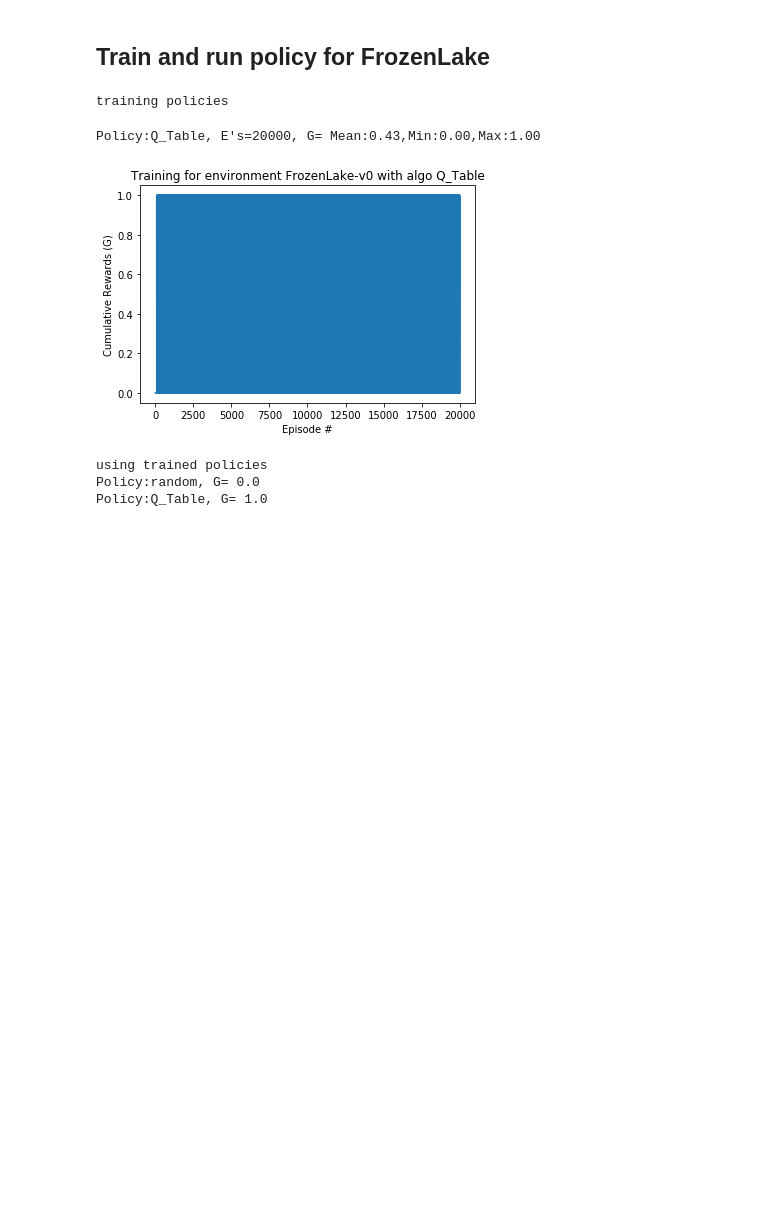
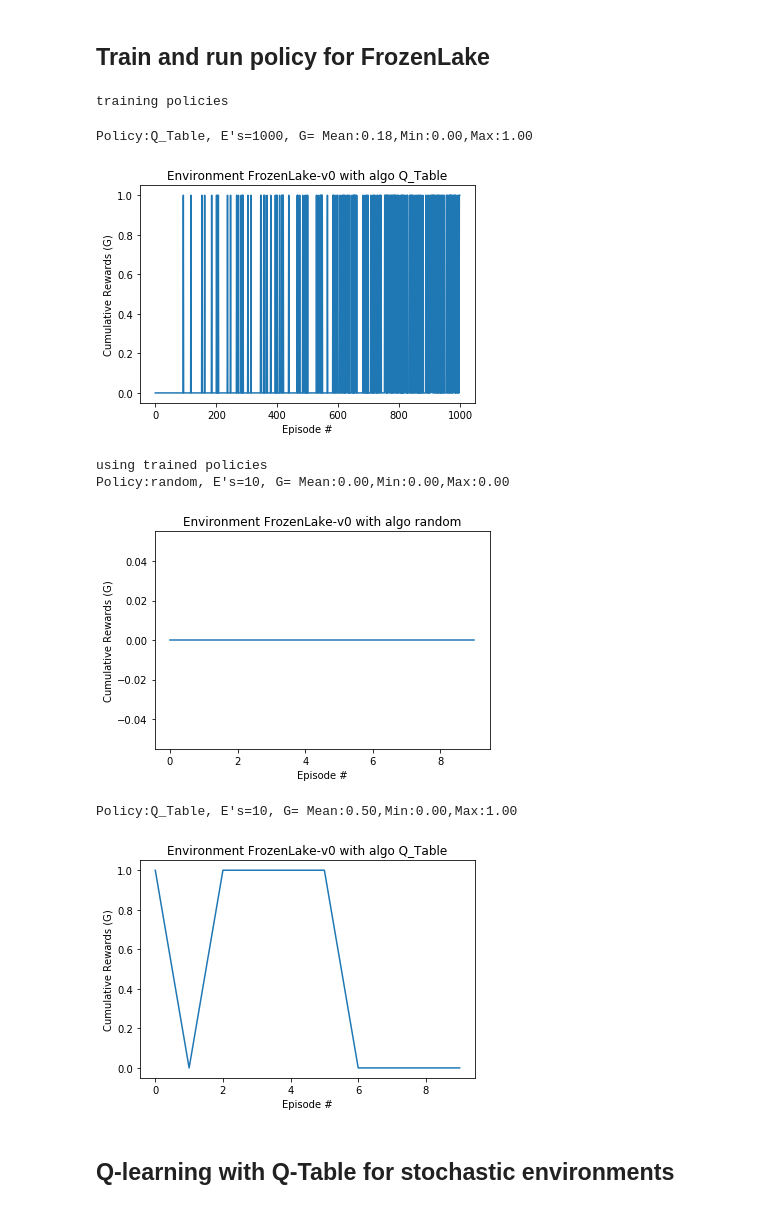
Before and after one commit to PacktPublishing/Hands-On-Reinforcement-Learning-with-PyTorch-1.0, a Jupyter notebook: Chapter03/ch-03_Q-Learning-QT-PT.ipynb, the cells around one changed output. Saved outputs shown, nothing was run; the diff lists cells and outputs as text; code cells hidden in the pictures; blank space fills up the shorter version.

```diff
--- a/Chapter03/ch-03_Q-Learning-QT-PT.ipynb
+++ b/Chapter03/ch-03_Q-Learning-QT-PT.ipynb
@@ -174,8 +174,8 @@ def experiment(env, policy, n_episodes=1, g_max=0, t_max=0, r_max=0, learn_mode
                 #env.render()
 
             #3. update the policy internals
-            if policy.learn_mode:
-                policy.update(s,a,r,s_, done)
+            #if policy.learn_mode:
+            policy.update(s,a,r,s_, done)
 
             # set next state as current state
             s = s_
@@ -208,7 +208,7 @@ def experiment(env, policy, n_episodes=1, g_max=0, t_max=0, r_max=0, learn_mode
             format(policy.__name__, n_episodes, np.mean(returns),
                    np.min(returns), np.max(returns)))
         plt.plot(returns)
-        plt.title('Training for environment {} with algo {}'.format(env.spec.id,policy.__name__))
+        plt.title('Environment {} with algo {}'.format(env.spec.id,policy.__name__))
         plt.xlabel('Episode #')
         plt.ylabel('Cumulative Rewards (G)')
         plt.show()
@@ -248,27 +251,31 @@ Policy:Q_Table, G= 13.0
 # %%
 env=gym.make('FrozenLake-v0')
 
 # remove the seeds to get random plays everytime
 np.random.seed(123)
 env.seed(123)
 
 policy_rand = policy_random(env.action_space.n)
 policy_qt = policy_q_table(env.observation_space.n,env.action_space.n)
 
 print('training policies')
-n_episodes = 20000
+n_episodes = 1000
 returns=experiment(env,policy_qt, n_episodes, learn_mode=True)
 
 print('using trained policies')
-
-returns=experiment(env,policy_rand)
-returns=experiment(env,policy_qt)
+n_episodes = 10
+returns=experiment(env,policy_rand, n_episodes)
+returns=experiment(env,policy_qt, n_episodes)
 
 env.close()
 # %% [output]
 training policies
-Policy:Q_Table, E's=20000, G= Mean:0.43,Min:0.00,Max:1.00
+Policy:Q_Table, E's=1000, G= Mean:0.18,Min:0.00,Max:1.00
-[figure, old version]
+[figure, new version]
 using trained policies
-Policy:random, G= 0.0
-Policy:Q_Table, G= 1.0
+Policy:random, E's=10, G= Mean:0.00,Min:0.00,Max:0.00
+[figure, added]
+Policy:Q_Table, E's=10, G= Mean:0.50,Min:0.00,Max:1.00
+[figure, added]
+# %% [markdown]
+## Q-learning with Q-Table for stochastic environments
```
Also changed, not shown: parts of 6 cells of this notebook, 1 other file.
